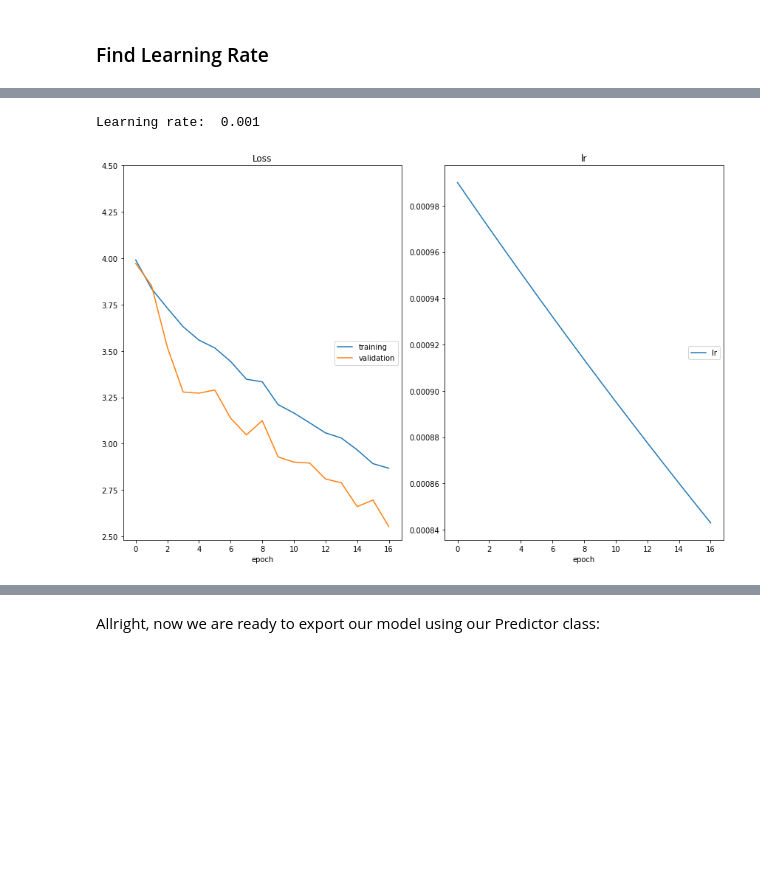
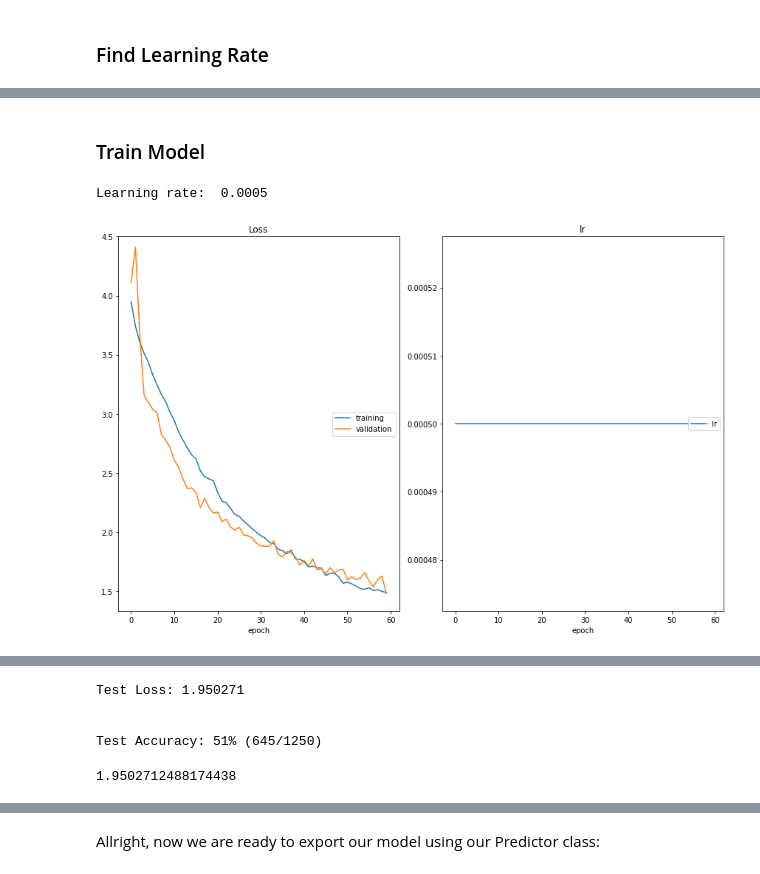
Before and after one commit to schalafi/Landmark-Detection-And-Tagging, a Jupyter notebook: cnn_from_scratch.ipynb, the cells around one changed output, grey strips where cells are left out. Cells and saved outputs as stored; diff of their text form; code cells hidden in the pictures; blank space fills up the shorter version.

```diff
--- a/cnn_from_scratch.ipynb
+++ b/cnn_from_scratch.ipynb
@@ -353,56 +505,57 @@ plt.ylim([min(losses.values()), np.percentile(list(losses.values()), 97)])
 # %%
 del model
+# %% [markdown]
+### Train Model
 # %%
-learning_rate =0.001 #(1e-1 - 1e-2)/2
+learning_rate =0.0005 #(1e-1 - 1e-2)/2
 # %%
 batch_size = 256      # size of the minibatch for stochastic gradient descent (or Adam)
 valid_size = 0.20       # fraction of the training data to reserve for validation
-num_epochs = 50 #50       # number of epochs for training
+num_epochs = 60 #50       # number of epochs for training
 num_classes = 50       # number of classes. Do not change this
-dropout = 0.20 #0.4          # dropout for our model
+dropout = 0.15 #0.4          # dropout for our model
 print("Learning rate: ", learning_rate)    #0.001  # Learning rate for SGD (or Adam)
 opt = 'ADAM'            # optimizer. 'sgd' or 'adam'
 weight_decay = 0.005  # regularization. Increase this to combat overfitting
 # %% [output]
-Learning rate:  0.001
+Learning rate:  0.0005
 # %%
-
 from src.data import get_data_loaders
 from src.train import optimize
 from src.optimization import get_optimizer, get_loss
 from src.model import MyModel
 
 # get the data loaders using batch_size and valid_size defined in the previous
 # cell
 # HINT: do NOT copy/paste the values. Use the variables instead
-#data_loaders = get_data_loaders(
-#        batch_size = batch_size, valid_size = valid_size,)# YOUR CODE HERE
+data_loaders = get_data_loaders(
+        batch_size = batch_size, valid_size = valid_size,)# YOUR CODE HERE
 
 # instance model MyModel with num_classes and drouput defined in the previous
 # cell
 model =MyModel(num_classes = num_classes, dropout = dropout)  # YOUR CODE HERE
 #print(model)
 
 # Get the optimizer using get_optimizer and the model you just created, the learning rate,
 # the optimizer and the weight decay specified in the previous cell
 optimizer = get_optimizer(model = model,
     optimizer = opt,
     learning_rate  = learning_rate,
-    weight_decay = weight_decay)# YOUR CODE HERE
+    weight_decay = weight_decay)
 
 # Get the loss using get_loss
 loss = get_loss() # YOUR CODE HERE
 
 optimize(
     data_loaders,
     model,
     optimizer,
     loss,
     n_epochs=num_epochs,
     save_path="checkpoints/best_val_loss.pt",
     interactive_tracking=True
 )
 # %% [output]
-[figure, old version]
+[figure, new version]
 # %%
 import mlflow
@@ -467,7 +619,7 @@ def train_one_model(model,
 Run the code cell below to try out your model on the test dataset of landmark images. Ensure that your test accuracy is greater than 50%.
 # %%
 # load the model that got the best validation accuracy
-#from src.train import one_epoch_test
+from src.train import one_epoch_test
 from src.model import MyModel
 import torch
 
@@ -483,6 +635,12 @@ model.to(device)
 
 # Run test
 one_epoch_test(data_loaders['test'], model, loss)
+# %% [output]
+Test Loss: 1.950271
+
+
+Test Accuracy: 51% (645/1250)
+1.9502712488174438
 # %% [markdown]
 ---
 ## <img src="static_images/icons/noun-advance-2109145.png" alt=">" style="width:50px"/> Step 7: Export using torchscript
```
Also changed, not shown: parts of 24 cells of this notebook, 1 other file.
